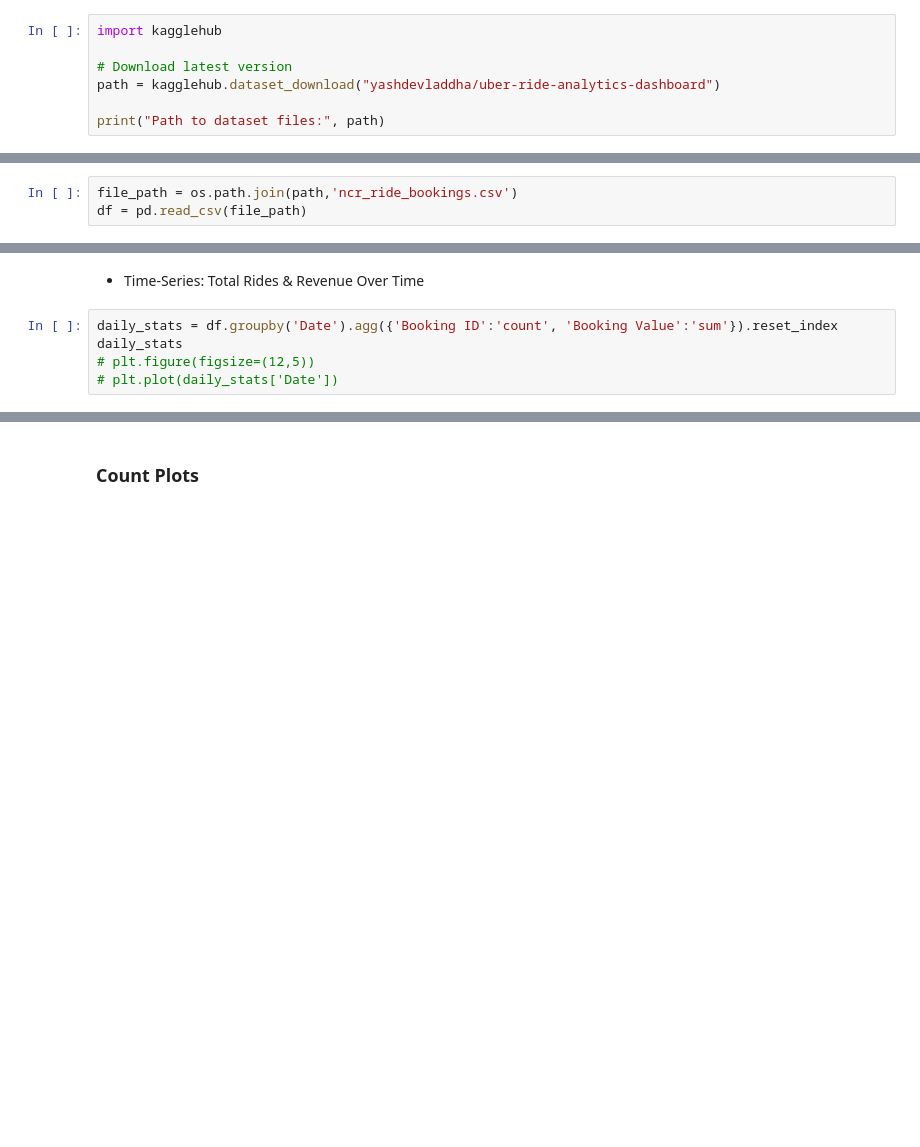
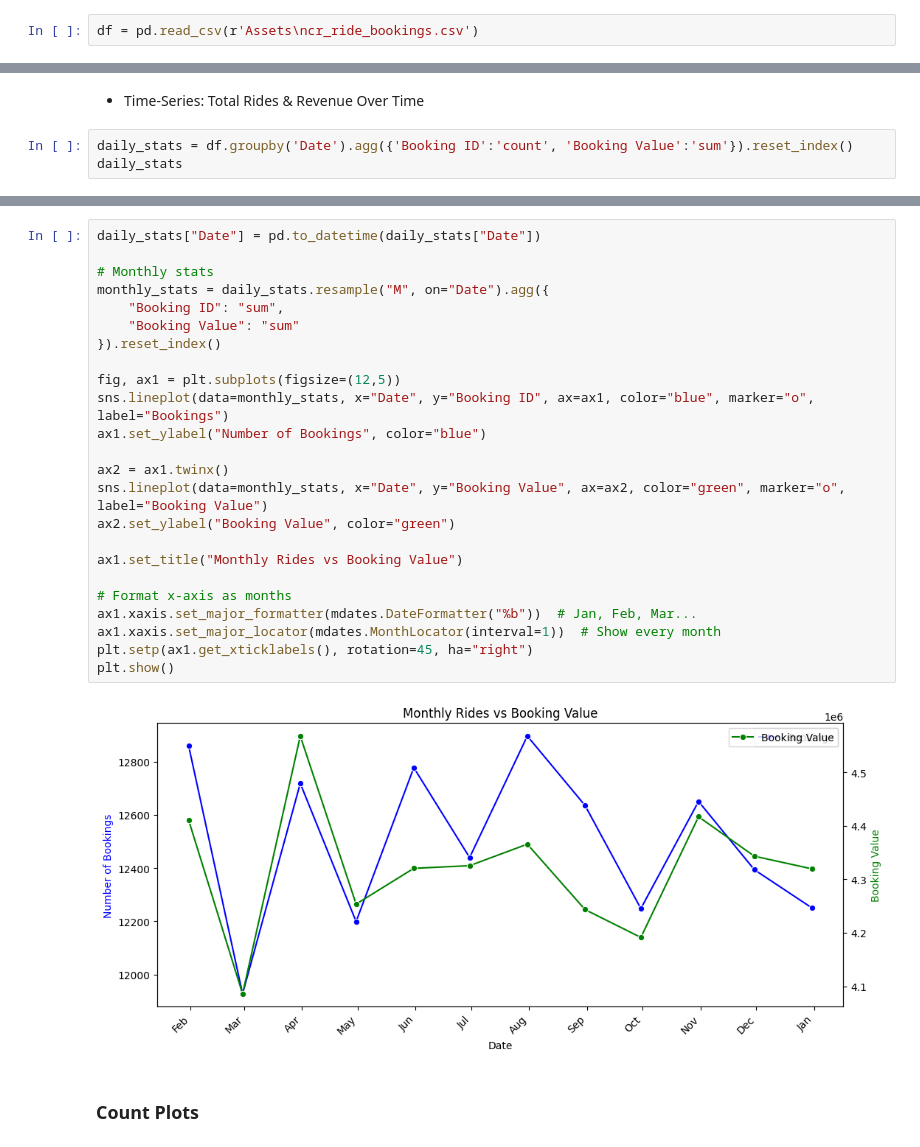
Before and after one commit to ARUN-R-DAS/uber_data_analysis, a Jupyter notebook: uber.ipynb, the cells around one changed output, grey strips where cells are left out. Cells and saved outputs as stored; diff of their text form; blank space fills up the shorter version.

Commit message:
plots in streamlit

```diff
--- a/uber.ipynb
+++ b/uber.ipynb
@@ -6,7 +7,2 @@ import seaborn as sns
 # %%
-import kagglehub
-
-# Download latest version
-path = kagglehub.dataset_download("yashdevladdha/uber-ride-analytics-dashboard")
-
-print("Path to dataset files:", path)
+df = pd.read_csv(r'Assets\ncr_ride_bookings.csv')
@@ -19,6 +9,3 @@ os.listdir(path)
-# %%
-file_path = os.path.join(path,'ncr_ride_bookings.csv')
-df = pd.read_csv(file_path)
 # %%
 df.head()
 # %% [output]
@@ -138,8 +125,6 @@ df['Time'] = pd.to_datetime(df['Time'], format='%H:%M:%S', errors='coerce').dt.t
 # %% [markdown]
 * Time-Series: Total Rides & Revenue Over Time
 # %%
-daily_stats = df.groupby('Date').agg({'Booking ID':'count', 'Booking Value':'sum'}).reset_index
+daily_stats = df.groupby('Date').agg({'Booking ID':'count', 'Booking Value':'sum'}).reset_index()
 daily_stats
-# plt.figure(figsize=(12,5))
-# plt.plot(daily_stats['Date'])
 # %% [output]
@@ -161,3 +144,29 @@ Date
+# %%
+daily_stats["Date"] = pd.to_datetime(daily_stats["Date"])
+
+# Monthly stats
+monthly_stats = daily_stats.resample("M", on="Date").agg({
+    "Booking ID": "sum",
+    "Booking Value": "sum"
+}).reset_index()
+
+fig, ax1 = plt.subplots(figsize=(12,5))
+sns.lineplot(data=monthly_stats, x="Date", y="Booking ID", ax=ax1, color="blue", marker="o", label="Bookings")
+ax1.set_ylabel("Number of Bookings", color="blue")
+
+ax2 = ax1.twinx()
+sns.lineplot(data=monthly_stats, x="Date", y="Booking Value", ax=ax2, color="green", marker="o", label="Booking Value")
+ax2.set_ylabel("Booking Value", color="green")
+
+ax1.set_title("Monthly Rides vs Booking Value")
+
+# Format x-axis as months
+ax1.xaxis.set_major_formatter(mdates.DateFormatter("%b"))  # Jan, Feb, Mar...
+ax1.xaxis.set_major_locator(mdates.MonthLocator(interval=1))  # Show every month
+plt.setp(ax1.get_xticklabels(), rotation=45, ha="right")
+plt.show()
+# %% [output]
+[figure, added]
 # %% [markdown]
 ### Count Plots
 # %%
```
Also changed, not shown: parts of 24 cells of this notebook, 9 other files.
